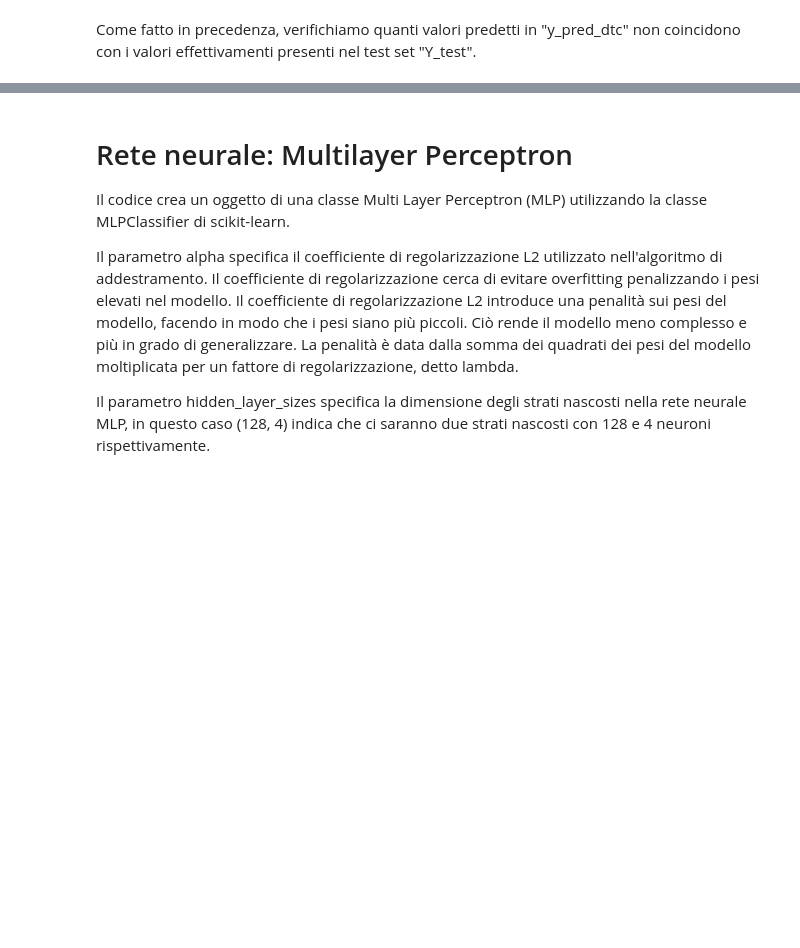
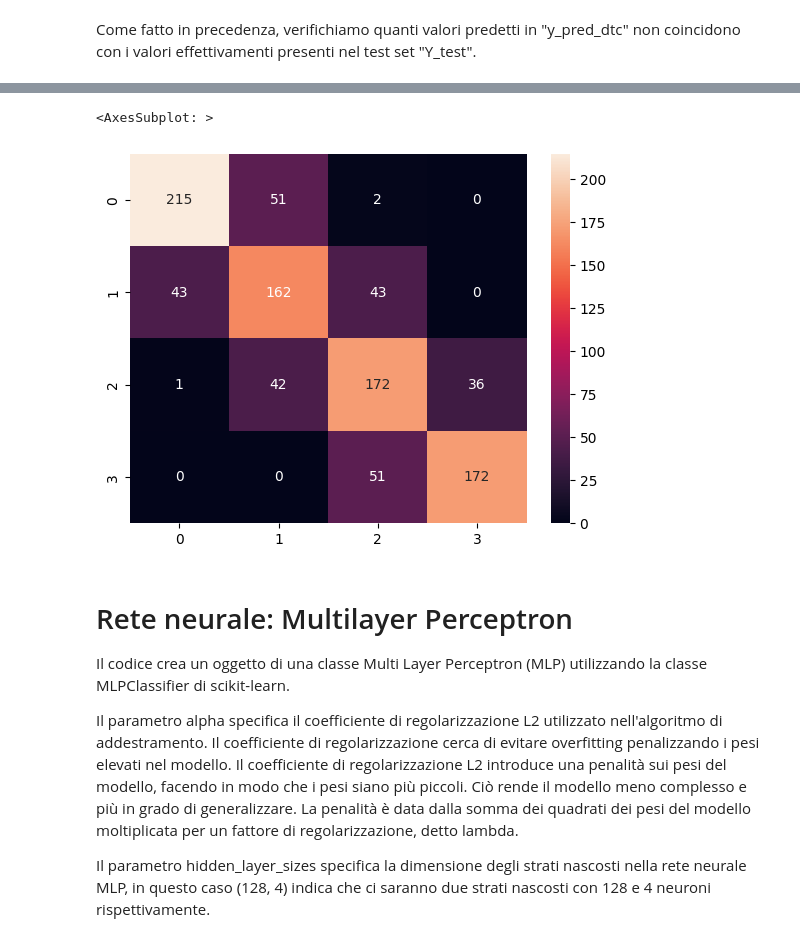
Before and after one commit to AngeloSantangelo/Findrange, a Jupyter notebook: findrange.ipynb, the cells around one changed output, grey strips where cells are left out. Saved outputs shown, nothing was run; the diff lists cells and outputs as text; code cells hidden in the pictures; blank space fills up the shorter version.

```diff
--- a/findrange.ipynb
+++ b/findrange.ipynb
@@ -309,3 +340,33 @@ recall_score(Y_test, y_pred_dtc, average='micro')
+# %%
+sns.heatmap([
+    [
+        sum(y_pred_dtc[Y_test == 0] == 0),
+        sum(y_pred_dtc[Y_test == 0] == 1),
+        sum(y_pred_dtc[Y_test == 0] == 2),
+        sum(y_pred_dtc[Y_test == 0] == 3)
+    ],
+    [
+        sum(y_pred_dtc[Y_test == 1] == 0),
+        sum(y_pred_dtc[Y_test == 1] == 1),
+        sum(y_pred_dtc[Y_test == 1] == 2),
+        sum(y_pred_dtc[Y_test == 1] == 3)
+    ],
+    [
+        sum(y_pred_dtc[Y_test == 2] == 0),
+        sum(y_pred_dtc[Y_test == 2] == 1),
+        sum(y_pred_dtc[Y_test == 2] == 2),
+        sum(y_pred_dtc[Y_test == 2] == 3),
+    ],
+    [
+        sum(y_pred_dtc[Y_test == 3] == 0),
+        sum(y_pred_dtc[Y_test == 3] == 1),
+        sum(y_pred_dtc[Y_test == 3] == 2),
+        sum(y_pred_dtc[Y_test == 3] == 3)
+    ]
+], annot=True, fmt="")
+# %% [output]
+<AxesSubplot: >
+[figure, added]
 # %% [markdown]
 # Rete neurale: Multilayer Perceptron
 Il codice crea un oggetto di una classe Multi Layer Perceptron (MLP) utilizzando la classe MLPClassifier di scikit-learn.
```
Also changed, not shown: parts of 53 cells of this notebook.
